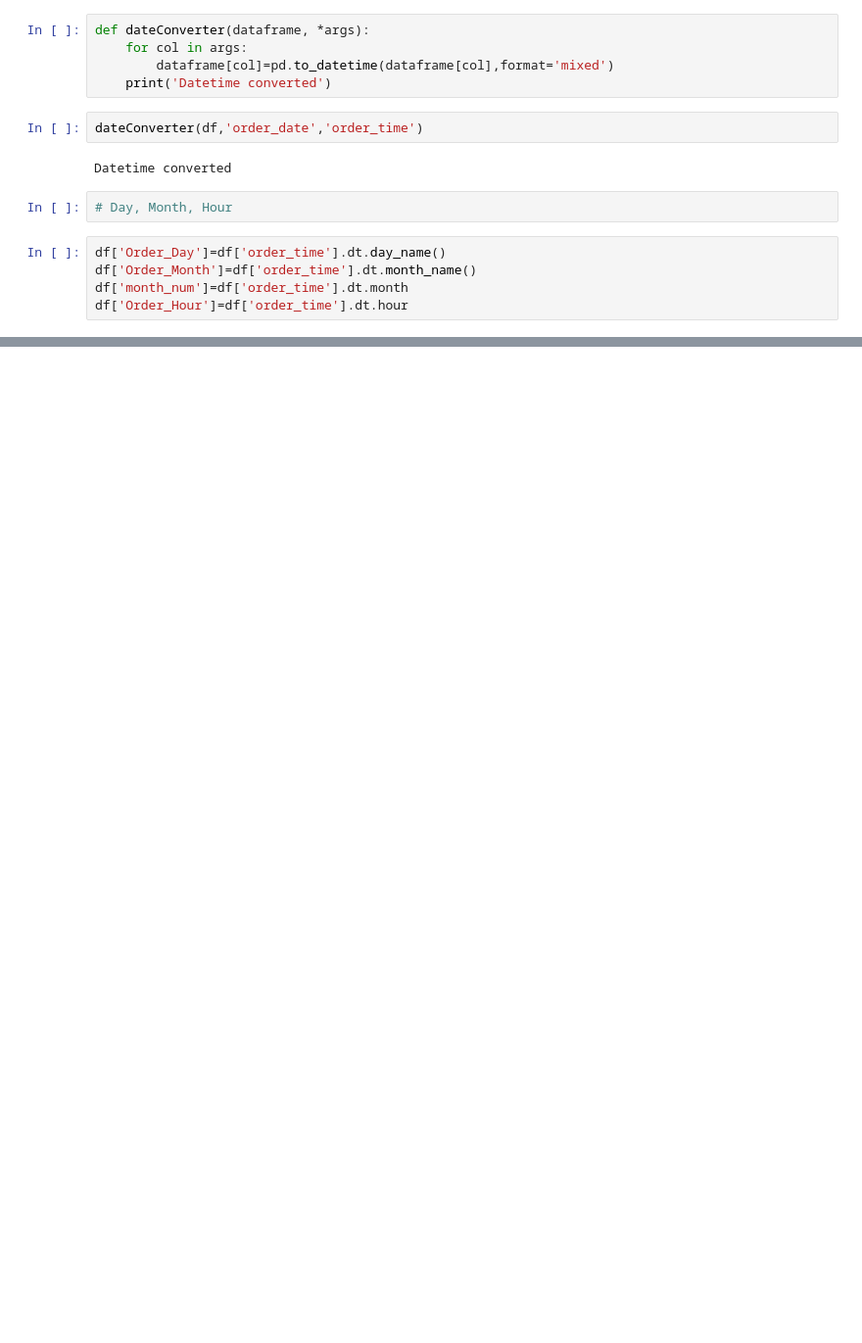
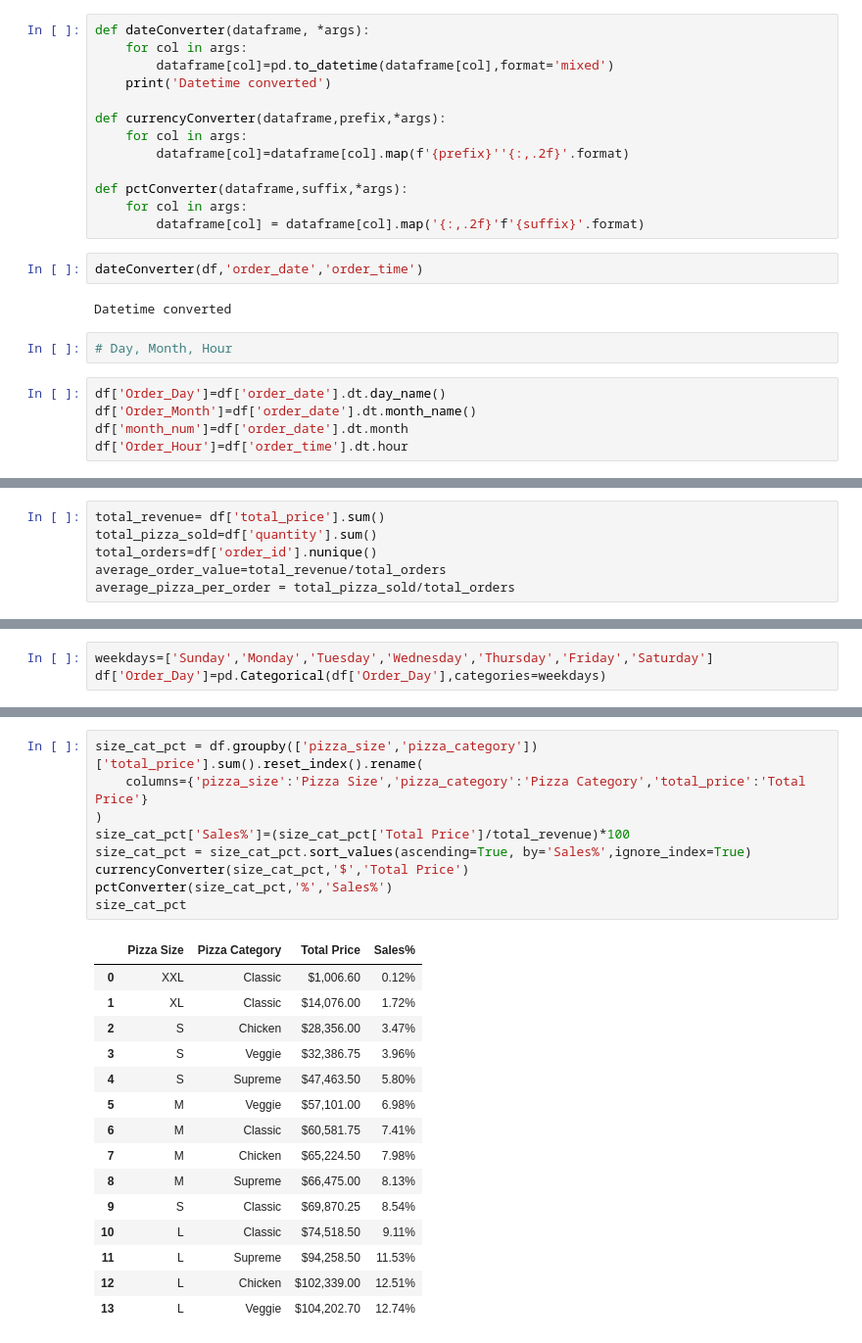
Before and after one commit to Sadikshya077/Pizza-Sales-Analysis, a Jupyter notebook: notebooks/pizza_sales_analysis.ipynb, the cells around one changed output, grey strips where cells are left out. Shown at 98% size. Drawn from its saved outputs; the diff is of its cells as text; blank space fills up the shorter version.

Commit message:
Pizza sales analysis completed

```diff
--- a/notebooks/pizza_sales_analysis.ipynb
+++ b/notebooks/pizza_sales_analysis.ipynb
@@ -64,6 +64,14 @@ def dateConverter(dataframe, *args):
     for col in args:
         dataframe[col]=pd.to_datetime(dataframe[col],format='mixed')
     print('Datetime converted')
+
+def currencyConverter(dataframe,prefix,*args):
+    for col in args:
+        dataframe[col]=dataframe[col].map(f'{prefix}''{:,.2f}'.format)
+
+def pctConverter(dataframe,suffix,*args):
+    for col in args:
+        dataframe[col] = dataframe[col].map('{:,.2f}'f'{suffix}'.format)
 # %%
 dateConverter(df,'order_date','order_time')
 # %% [output]
@@ -71,7 +79,7 @@ Datetime converted
 # %%
 # Day, Month, Hour
 # %%
-df['Order_Day']=df['order_time'].dt.day_name()
-df['Order_Month']=df['order_time'].dt.month_name()
-df['month_num']=df['order_time'].dt.month
+df['Order_Day']=df['order_date'].dt.day_name()
+df['Order_Month']=df['order_date'].dt.month_name()
+df['month_num']=df['order_date'].dt.month
 df['Order_Hour']=df['order_time'].dt.hour
@@ -77,0 +99,6 @@ df['Order_Hour']=df['order_time'].dt.hour
+# %%
+total_revenue= df['total_price'].sum()
+total_pizza_sold=df['quantity'].sum()
+total_orders=df['order_id'].nunique()
+average_order_value=total_revenue/total_orders
+average_pizza_per_order = total_pizza_sold/total_orders
@@ -77,0 +121,3 @@ df['Order_Hour']=df['order_time'].dt.hour
+# %%
+weekdays=['Sunday','Monday','Tuesday','Wednesday','Thursday','Friday','Saturday']
+df['Order_Day']=pd.Categorical(df['Order_Day'],categories=weekdays)
@@ -77,0 +208,25 @@ df['Order_Hour']=df['order_time'].dt.hour
+# %%
+size_cat_pct = df.groupby(['pizza_size','pizza_category'])['total_price'].sum().reset_index().rename(
+    columns={'pizza_size':'Pizza Size','pizza_category':'Pizza Category','total_price':'Total Price'}
+)
+size_cat_pct['Sales%']=(size_cat_pct['Total Price']/total_revenue)*100
+size_cat_pct = size_cat_pct.sort_values(ascending=True, by='Sales%',ignore_index=True)
+currencyConverter(size_cat_pct,'$','Total Price')
+pctConverter(size_cat_pct,'%','Sales%')
+size_cat_pct
+# %% [output]
+|  | Pizza Size | Pizza Category | Total Price | Sales% |
+| 0 | XXL | Classic | $1,006.60 | 0.12% |
+| 1 | XL | Classic | $14,076.00 | 1.72% |
+| 2 | S | Chicken | $28,356.00 | 3.47% |
+| 3 | S | Veggie | $32,386.75 | 3.96% |
+| 4 | S | Supreme | $47,463.50 | 5.80% |
+| 5 | M | Veggie | $57,101.00 | 6.98% |
+| 6 | M | Classic | $60,581.75 | 7.41% |
+| 7 | M | Chicken | $65,224.50 | 7.98% |
+| 8 | M | Supreme | $66,475.00 | 8.13% |
+| 9 | S | Classic | $69,870.25 | 8.54% |
+| 10 | L | Classic | $74,518.50 | 9.11% |
+| 11 | L | Supreme | $94,258.50 | 11.53% |
+| 12 | L | Chicken | $102,339.00 | 12.51% |
+| 13 | L | Veggie | $104,202.70 | 12.74% |
```
Also changed, not shown: parts of 24 cells of this notebook.
